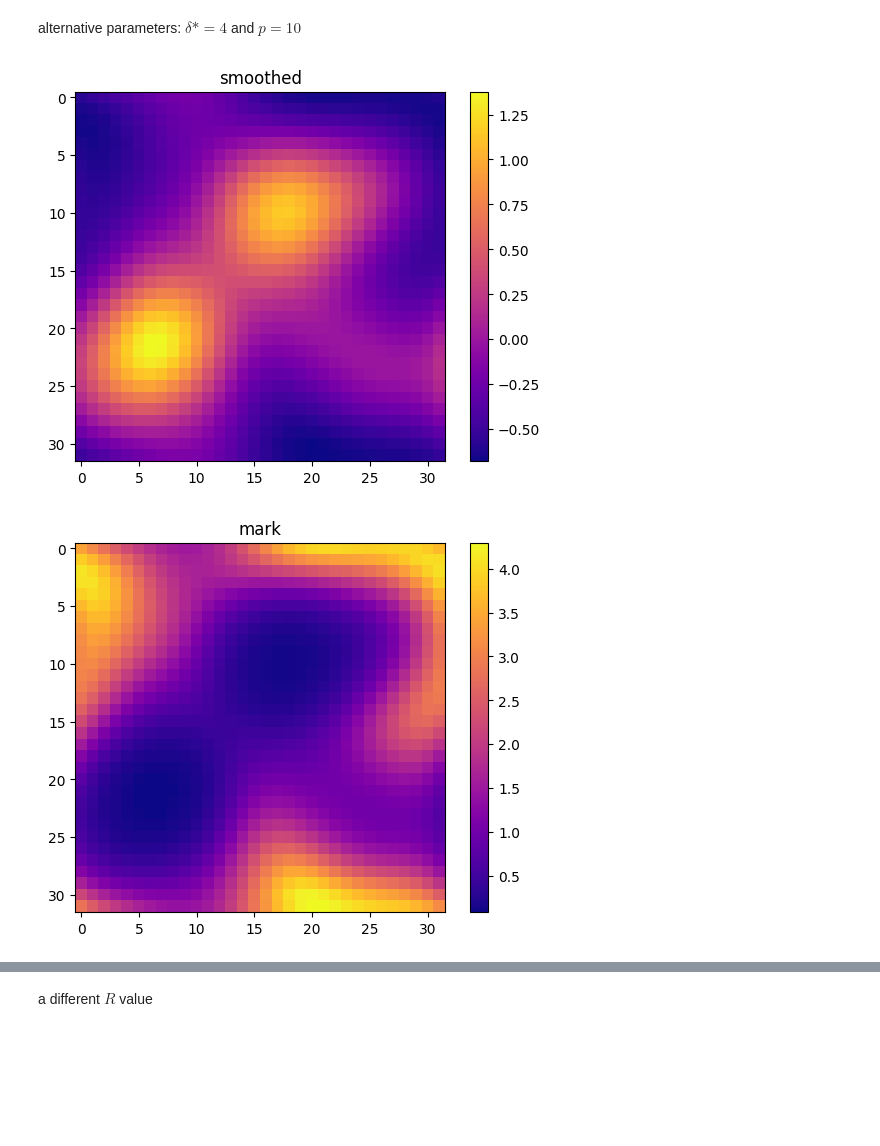
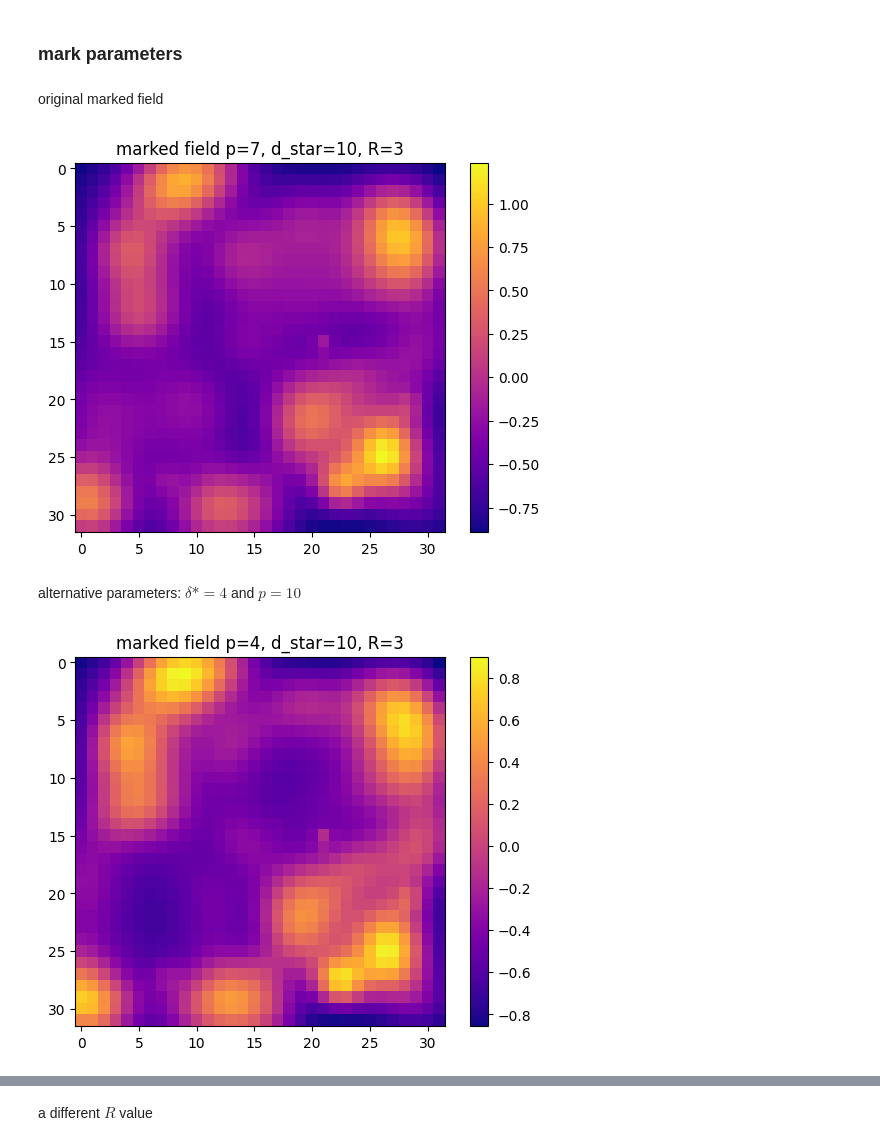
Before and after one commit to amani-hussien/SURP, a Jupyter notebook: model_universe/model_universe_2d.ipynb, the cells around one changed output, grey strips where cells are left out. Saved outputs shown, nothing was run; the diff lists cells and outputs as text; code cells hidden in the pictures; blank space fills up the shorter version.

```diff
--- a/model_universe/model_universe_2d.ipynb
+++ b/model_universe/model_universe_2d.ipynb
@@ -17,15 +180,22 @@ u.plot_heatmap(delta_M, 'marked field p=7, d_star=10')
+# %% [markdown]
+### mark parameters
+# %% [markdown]
+original marked field
+# %%
+u.plot_heatmap(delta_M, 'marked field p=7, d_star=10, R=3')
+# %% [output]
+[figure, added]
 # %% [markdown]
 alternative parameters: $\delta* = 4$ and $p=10$
 # %%
 rho_R = u.gaussian_filter(rho_x, R=3)
 delta_x = u.overdensity_field(rho_x)
 delta_R = u.overdensity_field(rho_R)
 m, delta_M = u.marked_overdensity_field(delta_x, delta_R, delta_star=4, p=10)
 
-# plot
-u.plot_heatmap(delta_R, 'smoothed')
-u.plot_heatmap(m, 'mark')
-u.plot_heatmap(delta_M, 'marked field p=4, d_star=10')
+# plot ================================================
+# u.plot_heatmap(delta_R, 'smoothed')
+# u.plot_heatmap(m, 'mark')
+u.plot_heatmap(delta_M, 'marked field p=4, d_star=10, R=3')
 # %% [output]
-[figure, old version]
+[figure, new version]
-[figure, removed]
```
Also changed, not shown: parts of 11 cells of this notebook, 6 other files.
